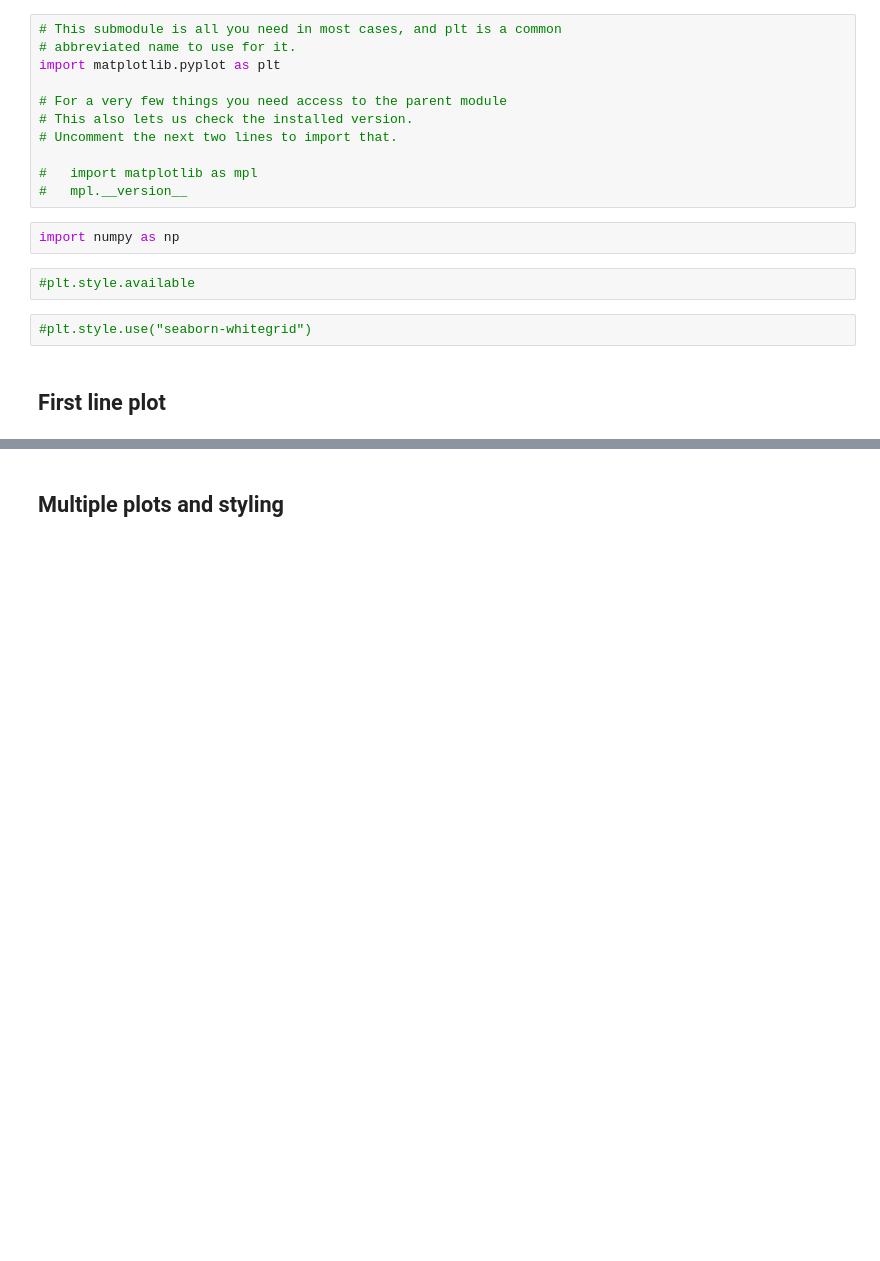
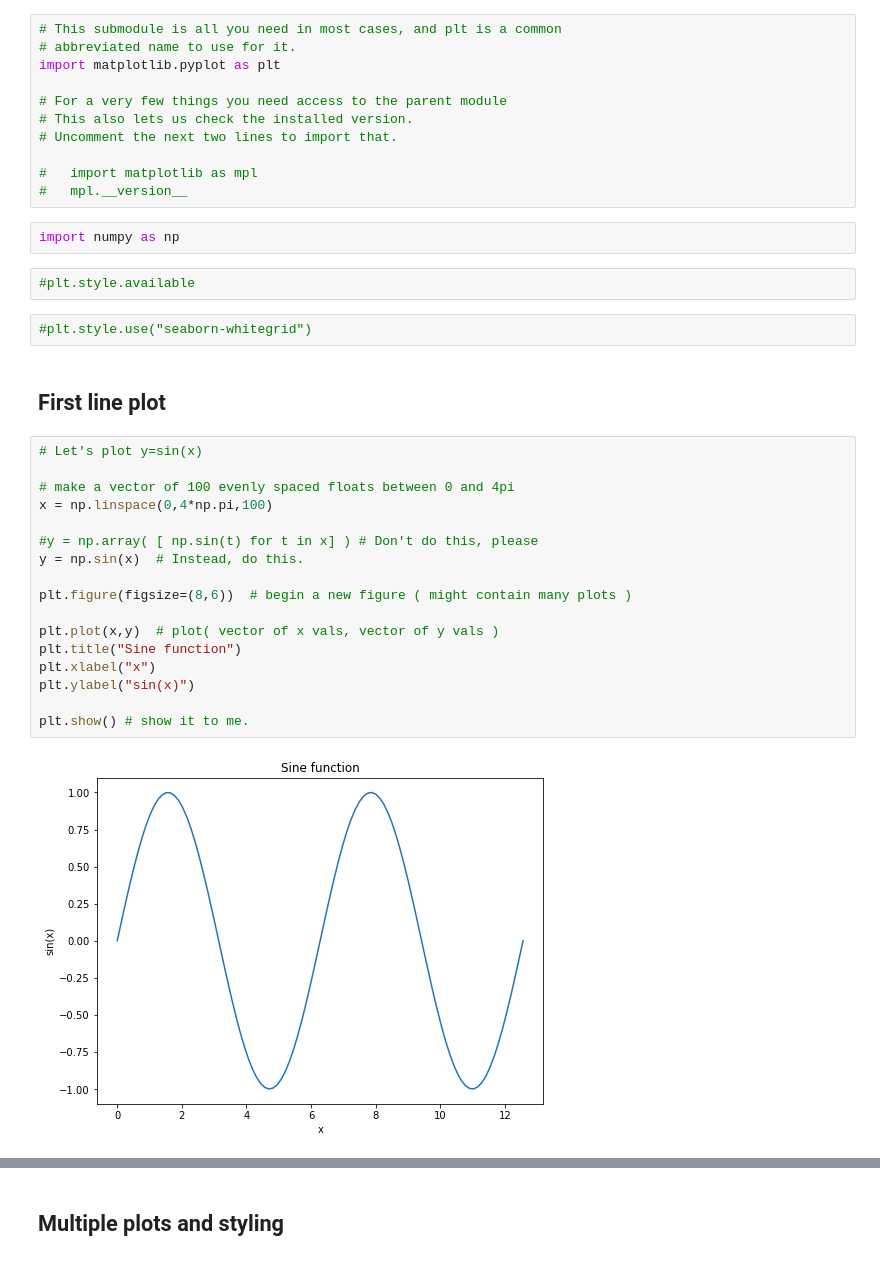
Before and after one commit to emilydumas/mcs275spring2022, a Jupyter notebook: samplecode/matplotlib/mpl-intro.ipynb, the cells around one changed output, grey strips where cells are left out. Saved outputs shown, nothing was run; the diff lists cells and outputs as text; blank space fills up the shorter version.

```diff
--- a/samplecode/matplotlib/mpl-intro.ipynb
+++ b/samplecode/matplotlib/mpl-intro.ipynb
@@ -38,3 +38,22 @@ import numpy as np
 #plt.style.use("seaborn-whitegrid")
 # %% [markdown]
 ## First line plot
+# %%
+# Let's plot y=sin(x)
+
+# make a vector of 100 evenly spaced floats between 0 and 4pi
+x = np.linspace(0,4*np.pi,100)
+
+#y = np.array( [ np.sin(t) for t in x] ) # Don't do this, please
+y = np.sin(x)  # Instead, do this.
+
+plt.figure(figsize=(8,6))  # begin a new figure ( might contain many plots )
+
+plt.plot(x,y)  # plot( vector of x vals, vector of y vals )
+plt.title("Sine function")
+plt.xlabel("x")
+plt.ylabel("sin(x)")
+
+plt.show() # show it to me.
+# %% [output]
+[figure, added]
```
Also changed, not shown: parts of 4 cells of this notebook.
